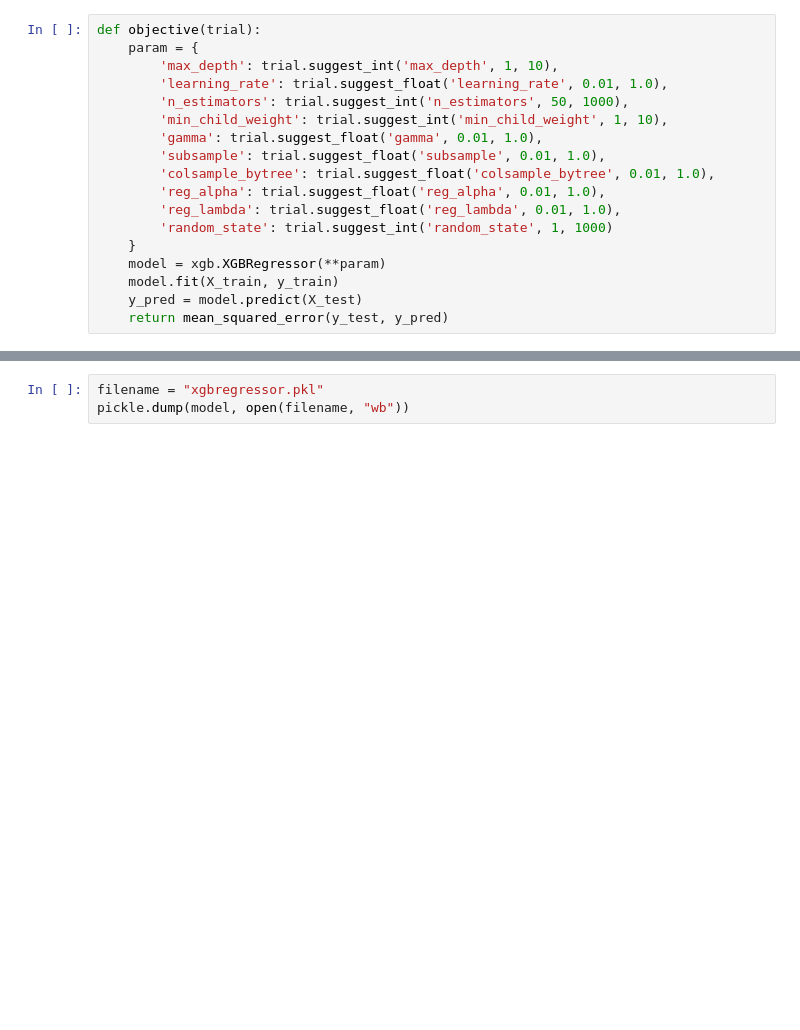
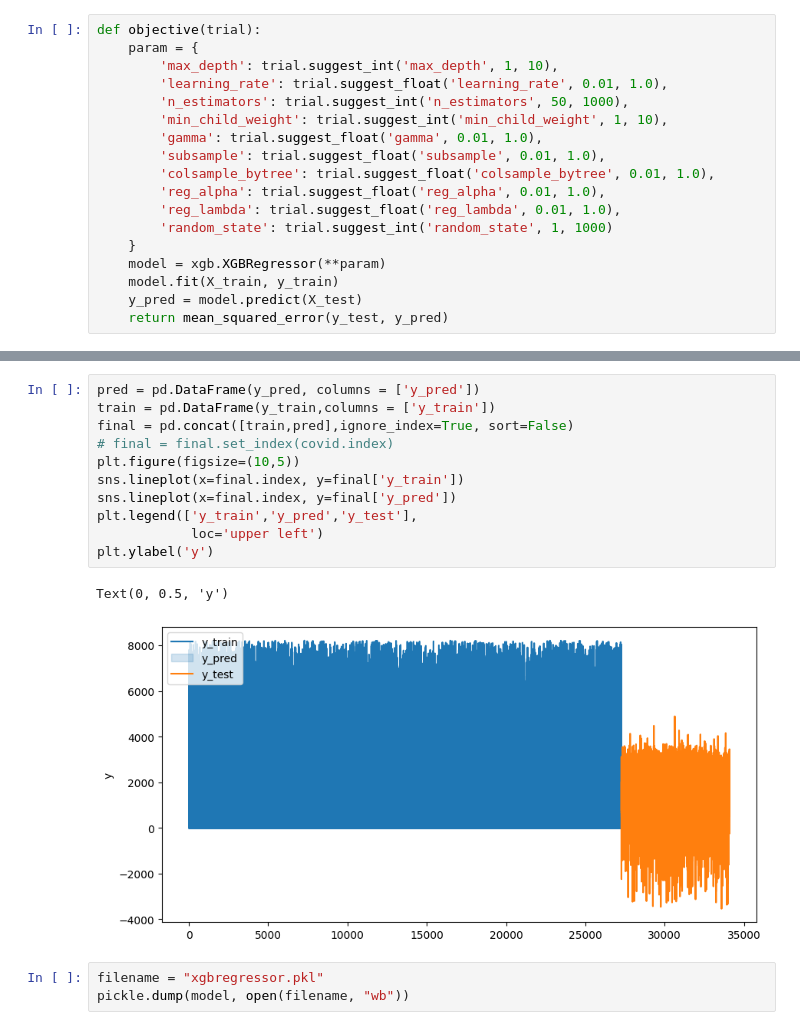
Before and after one commit to mikaelste/TDT4173-project, a Jupyter notebook: mikael/mikael_sandbox.ipynb, the cells around one changed output, grey strips where cells are left out. Cells and saved outputs as stored; diff of their text form; blank space fills up the shorter version.

```diff
--- a/mikael/mikael_sandbox.ipynb
+++ b/mikael/mikael_sandbox.ipynb
@@ -230,3 +197,17 @@ RMSE:  1337.930721558943
+# %%
+pred = pd.DataFrame(y_pred, columns = ['y_pred'])
+train = pd.DataFrame(y_train,columns = ['y_train'])
+final = pd.concat([train,pred],ignore_index=True, sort=False)
+# final = final.set_index(covid.index)
+plt.figure(figsize=(10,5))
+sns.lineplot(x=final.index, y=final['y_train'])
+sns.lineplot(x=final.index, y=final['y_pred'])
+plt.legend(['y_train','y_pred','y_test'],
+            loc='upper left')
+plt.ylabel('y')
+# %% [output]
+Text(0, 0.5, 'y')
+[figure, added]
 # %%
 filename = "xgbregressor.pkl"
 pickle.dump(model, open(filename, "wb"))
```
Also changed, not shown: parts of 24 cells of this notebook, 6 other files.
